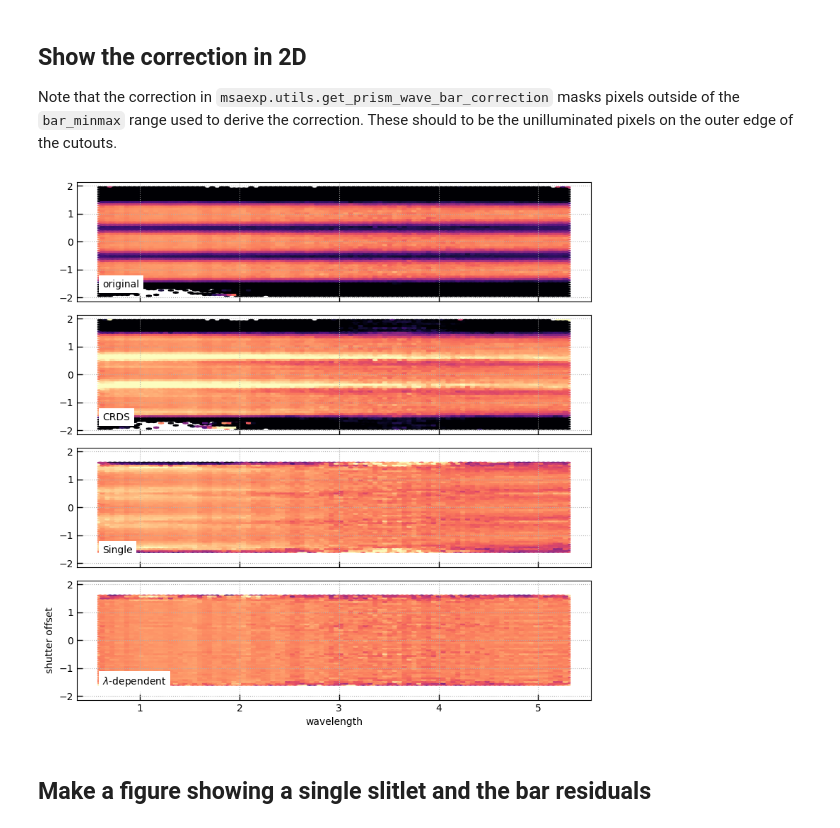
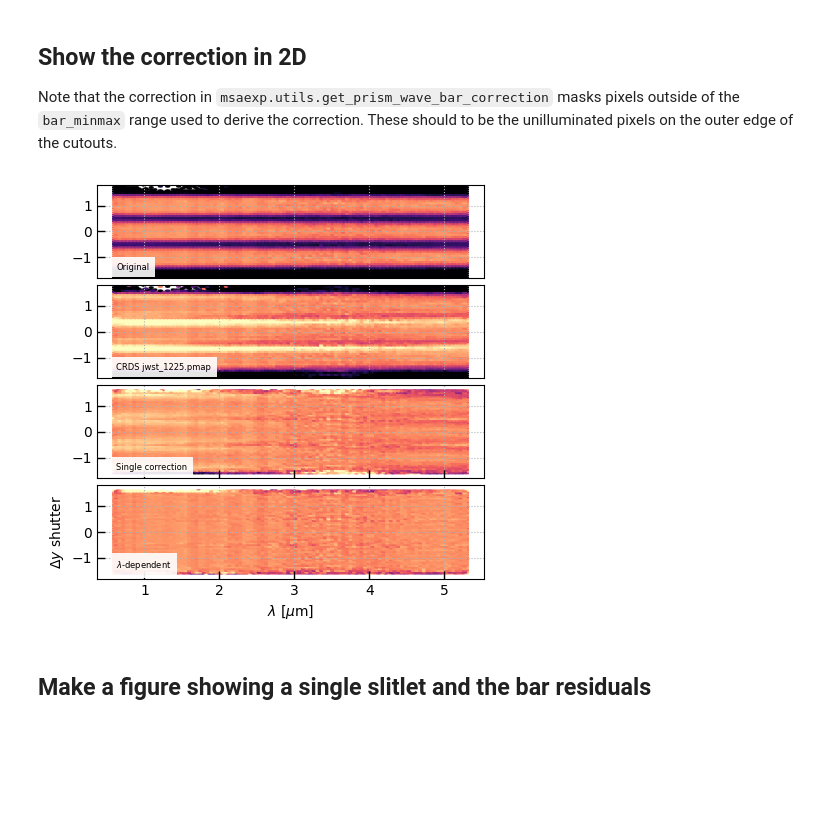
Before and after one commit to gbrammer/msaexp, a Jupyter notebook: docs/examples/empirical-bar-shadow.ipynb, the cells around one changed output. Drawn from its saved outputs; the diff is of its cells as text; code cells hidden in the pictures; blank space fills up the shorter version.

```diff
--- a/docs/examples/empirical-bar-shadow.ipynb
+++ b/docs/examples/empirical-bar-shadow.ipynb
@@ -116,6 +118,7 @@ for ik, k in enumerate(un.values):
                                              fix_prism_norm=False,
                                              pad_border=0,
                                              nod_offset=None,
+                                             sky_file=None,
                                             )
 
         # only by shutter
@@ -667,6 +673,10 @@ for i in range(sky_df):
         ax1 = axes1[q-1]
         ax2 = axes2[q-1]
         qi = (slit_data_info['quadrant'] == q) & valid
+        if qi.sum() == 0:
+            qrow = [np.nan, 0., 0.]
+            qrows.append(qrow)
+            continue
 
         qi &= (cratio > cratio[qi].min()) & (cratio < cratio[qi].max())
 
@@ -1017,36 +1093,44 @@ fbar, _ = msautils.get_prism_bar_correction(ydata[select_shutters],
                                             wrap=False,
                                             num_shutters=num_shutters)
 # %%
-fig, axes = plt.subplots(4,1,figsize=(8, 8), sharex=True, sharey=True)
+# fig, axes = plt.subplots(4,1,figsize=(8, 8), sharex=True, sharey=True)
+fig, axes = plt.subplots(4,1,figsize=(4.5, 4.5), sharex=True, sharey=True)
 
-plot_data = [(fdata[select_shutters], 'original'),
-             (fdata[select_shutters]/braw[select_shutters], 'CRDS'),
-             (fdata[select_shutters]/fbar, 'Single'),
+plot_data = [(fdata[select_shutters], 'Original'),
+             (fdata[select_shutters]/braw[select_shutters], 'CRDS jwst_1225.pmap'),
+             (fdata[select_shutters]/fbar, 'Single correction'),
              (fdata[select_shutters]/wbar, r'$\lambda$-dependent'),
             ]
 
 bin_xvalue = wdata
 for i in range(4):
     ax = axes[i]
     ax.hexbin(bin_xvalue[select_shutters],
           ydata[select_shutters],
           C=plot_data[i][0],
           gridsize=(96,16*num_shutters),
           reduce_C_function=np.nanmedian, vmin=0.3, vmax=1.2,
           cmap='magma',
     )
-    ax.text(0.05, 0.1, plot_data[i][1],
+    ax.text(0.05, 0.07, plot_data[i][1],
             ha='left', va='bottom',
-            bbox={'fc':'w', 'alpha':1, 'ec':'None'},
+            size=6,
+            bbox={'fc':'w', 'alpha':0.9, 'ec':'None'},
             transform=ax.transAxes)
     ax.grid()
 
-ax.set_xlabel('wavelength')
-ax.set_ylabel('shutter offset')
+ax.set_ylim(-1.8, 1.8)
+# ax.set_xlim(0.7, 5.3)
+# ax.set_yticks([-1.5, -0.5, 0.5, 1.5])
 
-fig.tight_layout(pad=1)
+ax.set_xlabel(r'$\lambda$ [$\mu\mathrm{m}$]')
+# ax.set_ylabel('shutter offset')
+ax.set_ylabel(r'$\Delta y$ shutter')
+
+fig.tight_layout(pad=0.5)
+fig.savefig('prism_bar_shadow_correction.pdf')
 # %% [output]
-[figure, old version]
+[figure, new version]
 # %% [markdown]
 ## Make a figure showing a single slitlet and the bar residuals
 # %%
```
Also changed, not shown: parts of 18 cells of this notebook.
